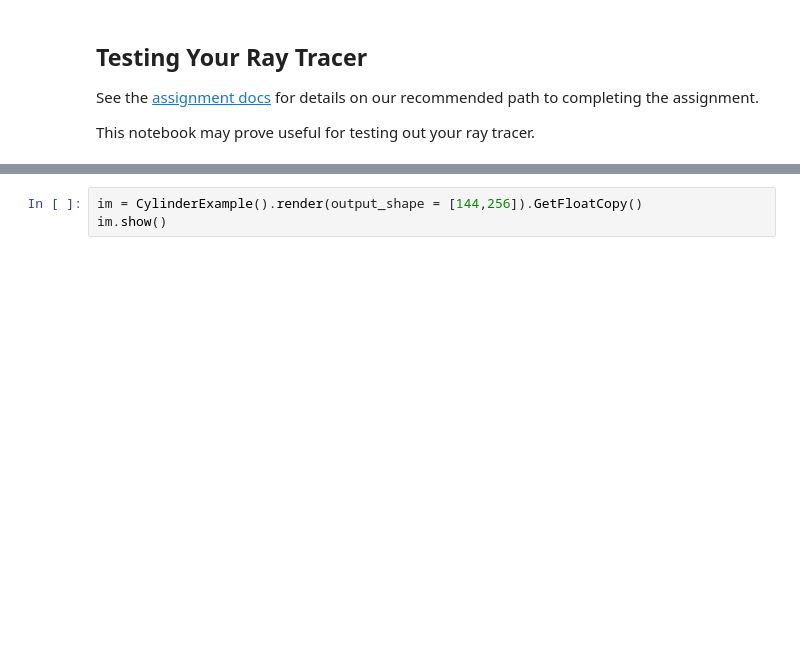
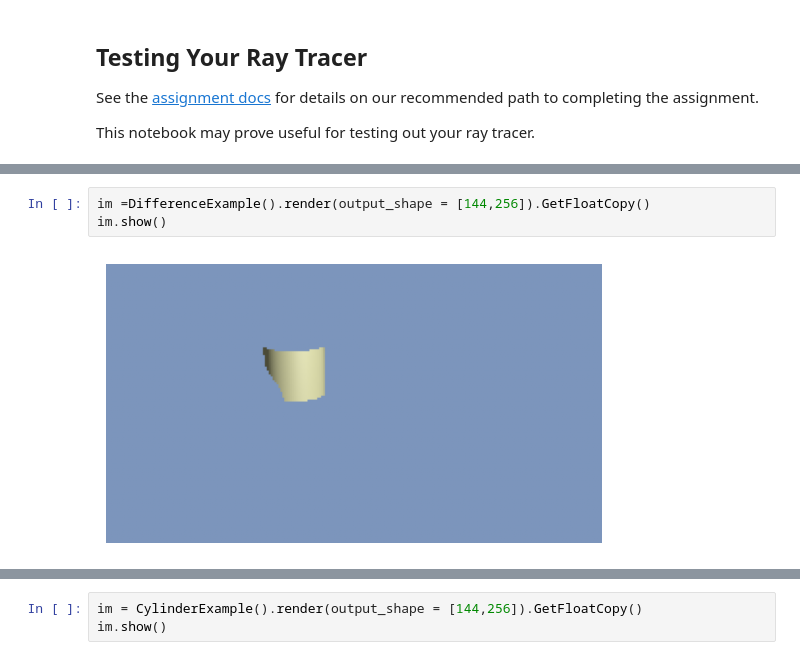
Before and after one commit to jcadastra/TracinRays, a Jupyter notebook: Testing.ipynb, the cells around one changed output, grey strips where cells are left out. Saved outputs shown, nothing was run; the diff lists cells and outputs as text; blank space fills up the shorter version.

```diff
--- a/Testing.ipynb
+++ b/Testing.ipynb
@@ -10,0 +8,5 @@ This warnings indicates broken support for the dtype!
+# %%
+im =DifferenceExample().render(output_shape = [144,256]).GetFloatCopy()
+im.show()
+# %% [output]
+[figure, added]
```
Also changed, not shown: parts of 4 cells of this notebook, 2 other files.
